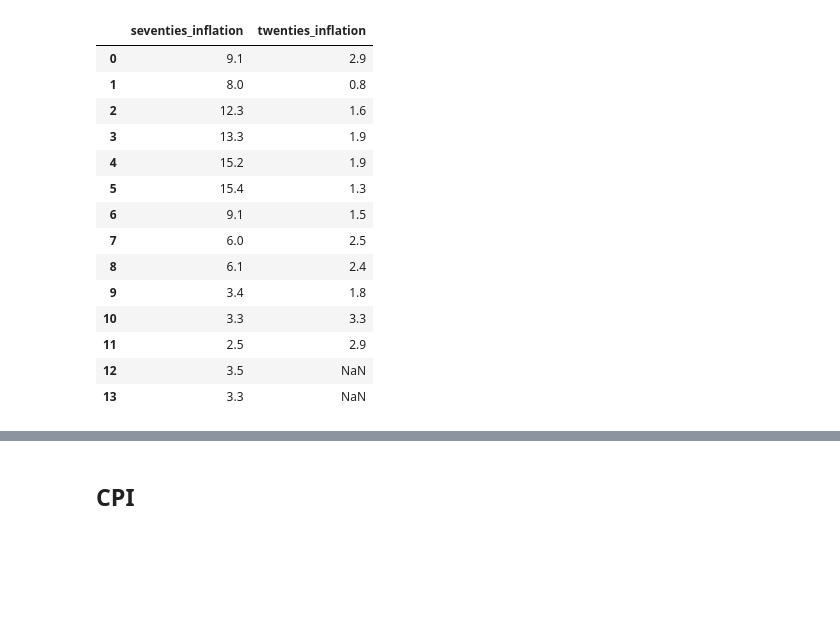
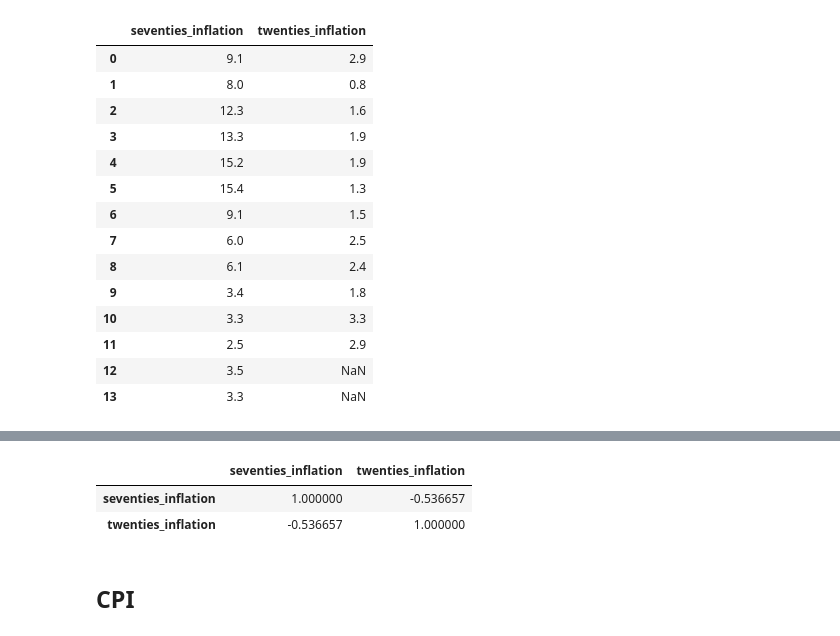
Before and after one commit to malrepos/FirstGroup, a Jupyter notebook: presentation_draft.ipynb, the cells around one changed output, grey strips where cells are left out. Drawn from its saved outputs; the diff is of its cells as text; code cells hidden in the pictures; blank space fills up the shorter version.

```diff
--- a/presentation_draft.ipynb
+++ b/presentation_draft.ipynb
@@ -278,6 +278,12 @@ comparison
 comparison.hvplot()
 # %% [output]
 [interactive output not drawn]
+# %%
+comparison.corr()
+# %% [output]
+|  | seventies_inflation | twenties_inflation |
+| seventies_inflation | 1.000000 | -0.536657 |
+| twenties_inflation | -0.536657 | 1.000000 |
 # %% [markdown]
 ## CPI
 # %%
```
Also changed, not shown: parts of 4 cells of this notebook.
